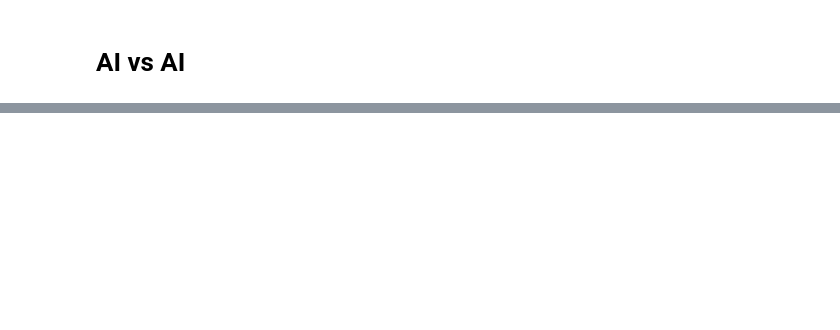
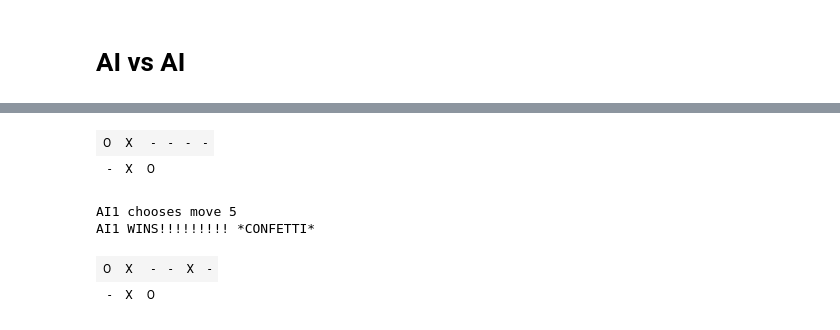
Before and after one commit to wilcoschoneveld/bots, a Jupyter notebook: TicTacToe.ipynb, the cells around one changed output, grey strips where cells are left out. Drawn from its saved outputs; the diff is of its cells as text; code cells hidden in the pictures; blank space fills up the shorter version.

```diff
--- a/TicTacToe.ipynb
+++ b/TicTacToe.ipynb
@@ -82,0 +112,15 @@ AI2 2541
+# %%
+playerX.explore = 0
+board = TicTacToe(playerX, player2)
+# %%
+display(board)
+time.sleep(0.1)
+board.next_turn()
+display(board)
+# %% [output]
+| O | X | - | - | - | - |
+| - | X | O |
+AI1 chooses move 5
+AI1 WINS!!!!!!!!! *CONFETTI*
+| O | X | - | - | X | - |
+| - | X | O |
```
Also changed, not shown: parts of 6 cells of this notebook, 1 other file.
